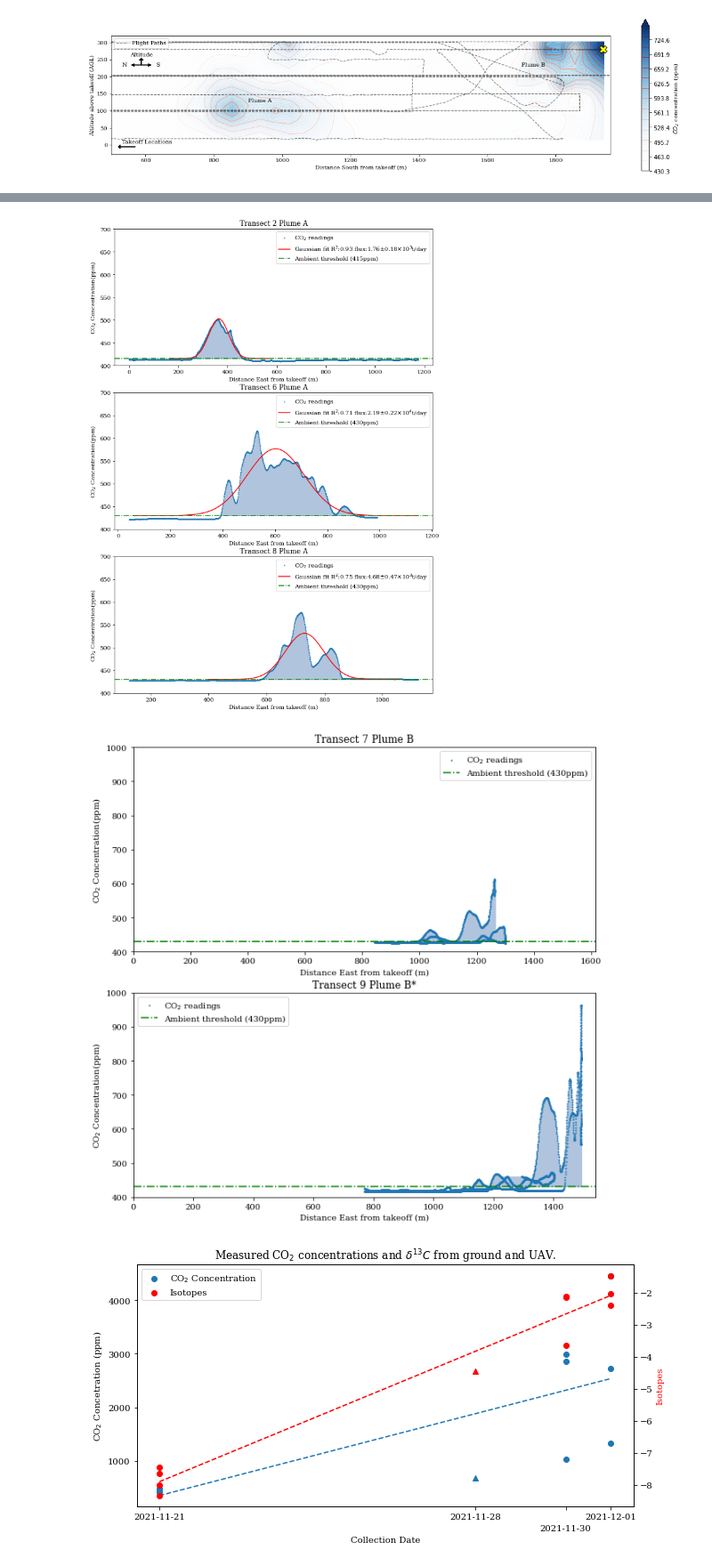
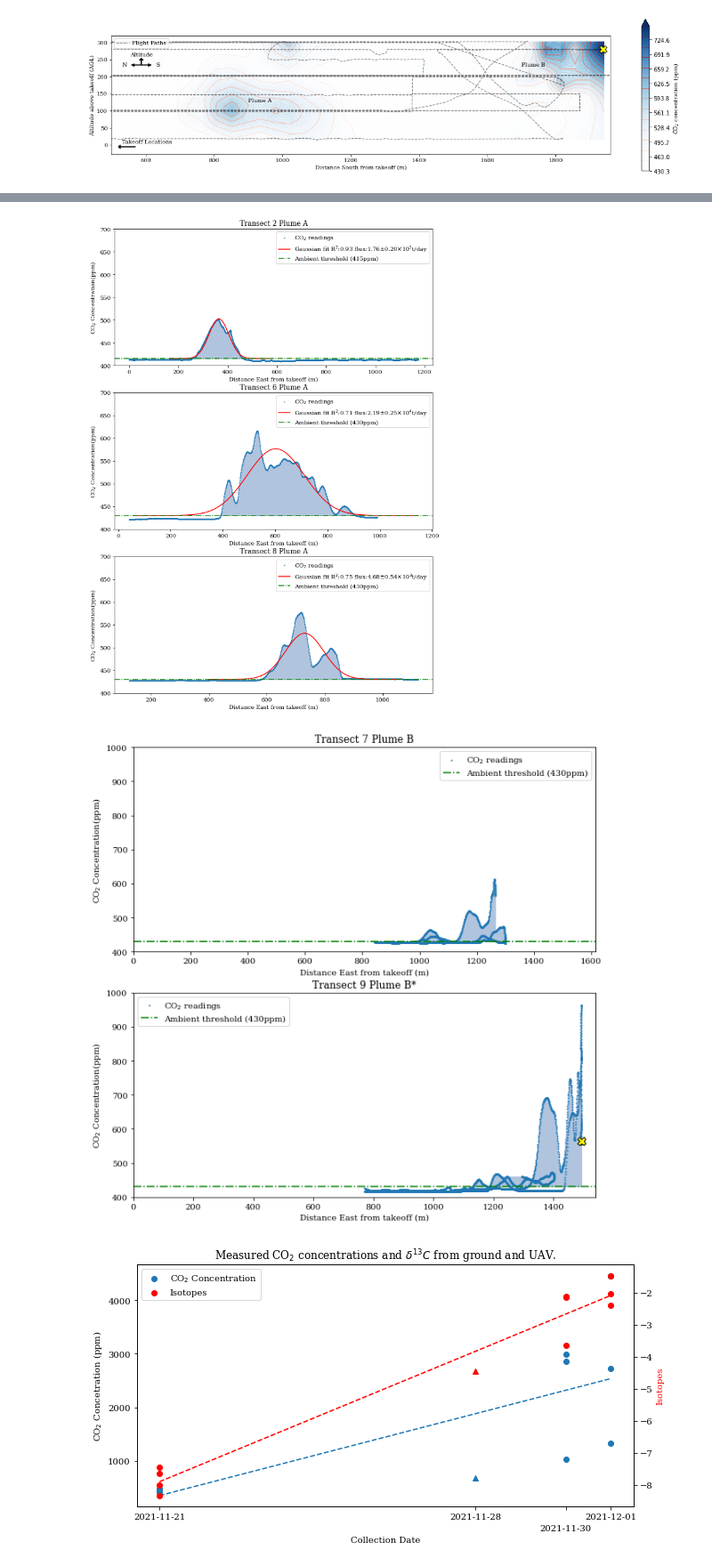
Before and after one commit to BCLab-UNM/lapalma-expedition, a Jupyter notebook: La Palma Nov 2021.ipynb, the cells around one changed output, grey strips where cells are left out. Shown at 89% size. Cells and saved outputs as stored; diff of their text form; code cells hidden in the pictures.

Commit message:
Update max range calculation for plume B

```diff
--- a/La Palma Nov 2021.ipynb
+++ b/La Palma Nov 2021.ipynb
@@ -190,7 +190,7 @@ def render_distance_data(starting_position, data, ambient, date, wind_speed, tra
             total = total + (relative_co2 * distance_data[i]["distance"])
             count = count + relative_co2
 
-    mean = max_distance if use_max else total / count
+    mean = max_distance * distance_angle_scale if use_max else total / count
 
     std_total = 0
     for i in range(len(distance_data)):
@@ -221,7 +221,7 @@ def render_distance_data(starting_position, data, ambient, date, wind_speed, tra
             input *= 10
             exponent -= 1
             if error is not None:
-                error *= 10
+                error *= 11.61
         if error is not None:
             return f"{input:.2f} \\pm {error:.2f} \\times 10^{exponent}"
         else:
@@ -239,21 +239,21 @@ def render_distance_data(starting_position, data, ambient, date, wind_speed, tra
             input *= 10
             exponent -= 1
             if error is not None:
-                error *= 10.21
+                error *= 11.61
         if error is not None:
             return f"{input:.2f}$\\pm${error:.2f}$\\times$10$^{exponent}$"
         else:
             return f"{input:.2f}$\\times$10$^{exponent}$"
 
     title = f"{transect} Plume {plume}"
-    uncertainty_range = 0.1
+    uncertainty_range = 0.1161
     print(f"{date} & {title} & {altitude} m & {wind_speed} @ {math.degrees(angle):.0f}$\degree$ & {max_concentration:.0f} & ${sci_format(minimum_s)}$ & ${r2:.2f}$ & ${sci_format(flux(minimum_s, wind_speed), flux(minimum_s, wind_speed) * uncertainty_range )}$ \\\\")
 
     x = np.linspace(mean - 5*std_dev, mean + 5*std_dev, 100)
     pdf = [(x) + ambient for x in gaussian_slice(minimum_s, x, mean, std_dev)]
 
     if delegate is not None:
-        delegate(ax)
+        delegate(ax, distance_angle_scale)
 
     ax.title.set_text(f"Transect {transect} Plume {plume}")
     render_scatter_areas(ax, distance_data, ambient)
@@ -566,9 +566,9 @@ saveFigure(plt, "altitude_krig")
 # %% [output]
 [figure]
 # %%
-def add_collection_marker(ax):
+def add_collection_marker(ax, distance_angle_scale):
     starting_position = lapalma_flight6[0]
-    collection_point_distance = (starting_position.lat - collection_point.lat) * (EARTH_CIRCUMFERENCE / 360)
+    collection_point_distance = (starting_position.lat - collection_point.lat) * (EARTH_CIRCUMFERENCE / 360) * distance_angle_scale
     ax.plot(collection_point_distance, collection_point.value, color='yellow', marker='X', zorder=2, markersize=10, markeredgecolor='black', markeredgewidth=1)
 
 
@@ -593,5 +593,5 @@ saveFigure(plt, "transect_plumeB")
 [figure]
-[figure, old version]
+[figure, new version]
 # %%
 concentrations = [435.42, 471.54, 436.74, 416.00, 671.17, 1029.73, 2998.42, 2863.47, 4458.80, 2722.40, 1326.11]
 isotopes = [-7.46, -8.34, -7.65, -8.00, -4.44, -3.65, -2.12, -2.15, -2.03, -1.47, -2.40]
```
Also changed, not shown: parts of 3 cells of this notebook.
